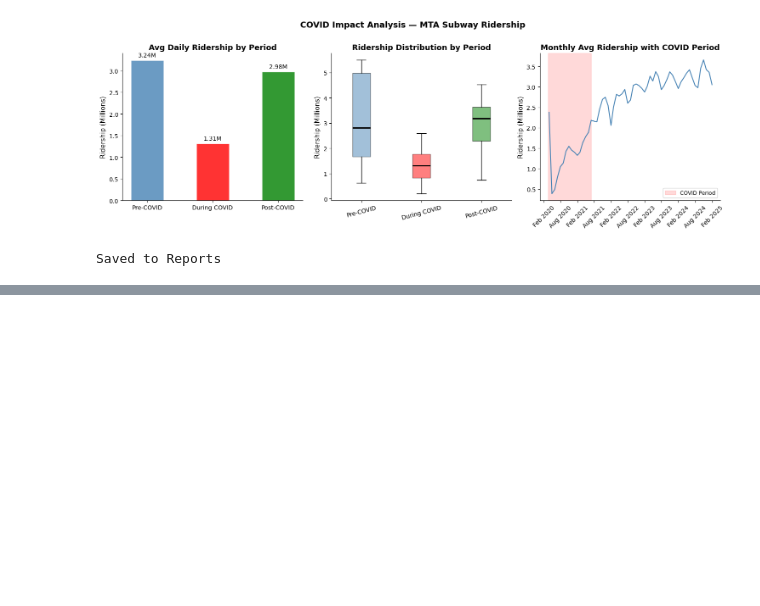
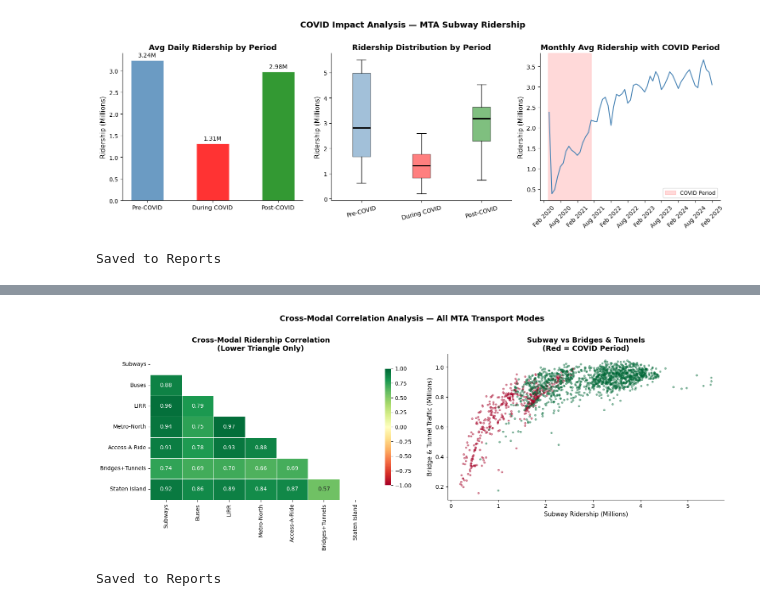
Before and after one commit to parasj17/MumbaiMobilityIQ, a Jupyter notebook: Notebooks/03_eda.ipynb, the cells around one changed output, grey strips where cells are left out. Drawn from its saved outputs; the diff is of its cells as text; code cells hidden in the pictures; blank space fills up the shorter version.

```diff
--- a/Notebooks/03_eda.ipynb
+++ b/Notebooks/03_eda.ipynb
@@ -432,0 +476,46 @@ Saved to Reports
+# %%
+fig, axes = plt.subplots(1, 2, figsize=(16, 6))
+
+
+#chart 1 - correlation heatmap
+mask = np.triu(np.ones_like(corr_matrix, dtype=bool))
+sns.heatmap(
+    corr_matrix,
+    mask=mask,
+    annot=True,
+    fmt='.2f',
+    cmap='RdYlGn',
+    center=0,
+    vmin=-1, vmax=1,
+    linewidths=0.5,
+    ax=axes[0],
+    cbar_kws={'shrink': 0.8}
+)
+
+axes[0].set_title("Cross-Modal Ridership Correlation\n(Lower Triangle Only)",
+                  fontweight='bold')
+
+#chart 2 - scatter — subway vs bridges & tunnels
+
+axes[1].scatter(
+    df['subway_ridership']/1e6,
+    df['bridges_tunnels_traffic']/1e6,
+    c=df['is_covid'],
+    cmap='RdYlGn_r',
+    alpha=0.4, s=10
+)
+
+axes[1].set_title("Subway vs Bridges & Tunnels\n(Red = COVID Period)",
+                  fontweight='bold')
+axes[1].set_xlabel("Subway Ridership (Millions)")
+axes[1].set_ylabel("Bridge & Tunnel Traffic (Millions)")
+
+plt.suptitle("Cross-Modal Correlation Analysis — All MTA Transport Modes",
+             fontsize=14, fontweight='bold', y=1.01)
+plt.tight_layout()
+plt.savefig('../Reports/03_cross_modal_correlation.png', dpi=150, bbox_inches='tight')
+plt.show()
+print("Saved to Reports")
+# %% [output]
+[figure, added]
+Saved to Reports
```
Also changed, not shown: parts of 1 cell of this notebook.
